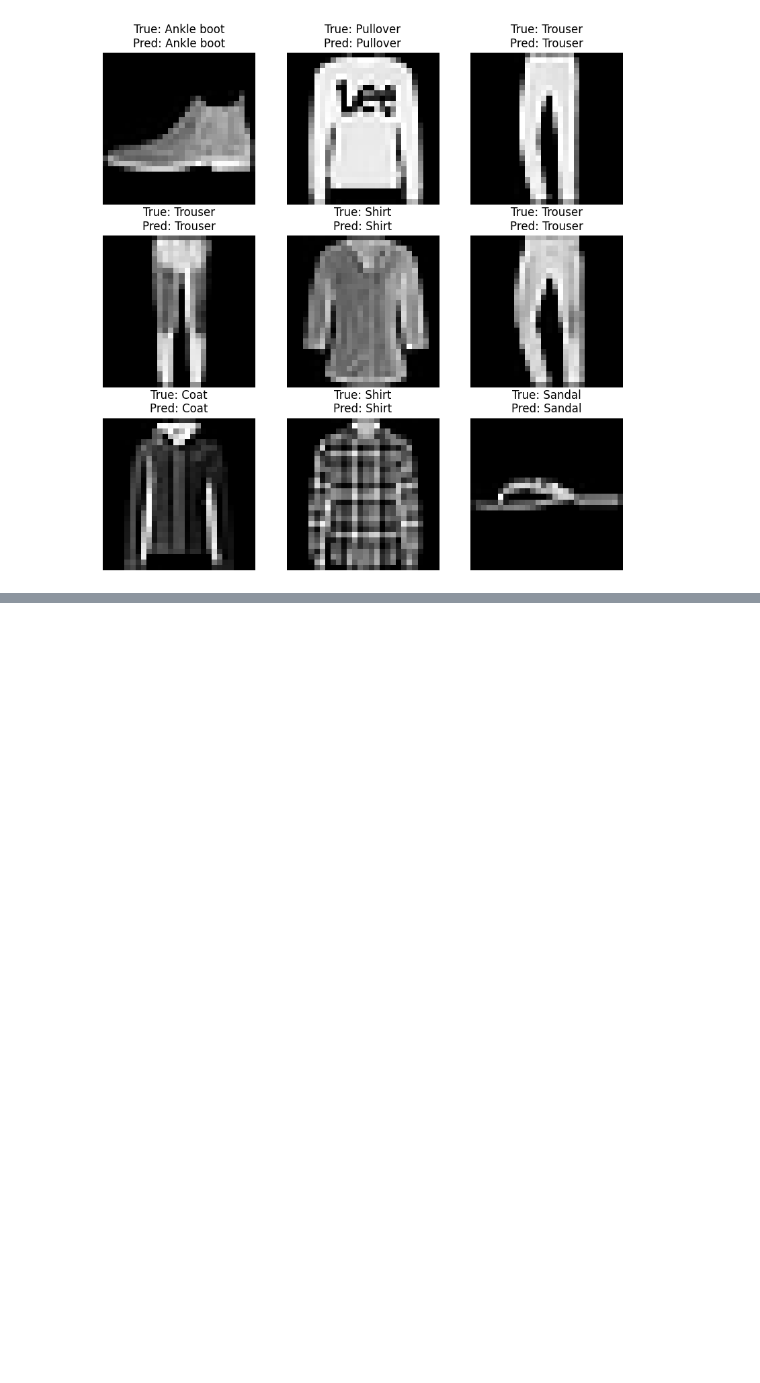
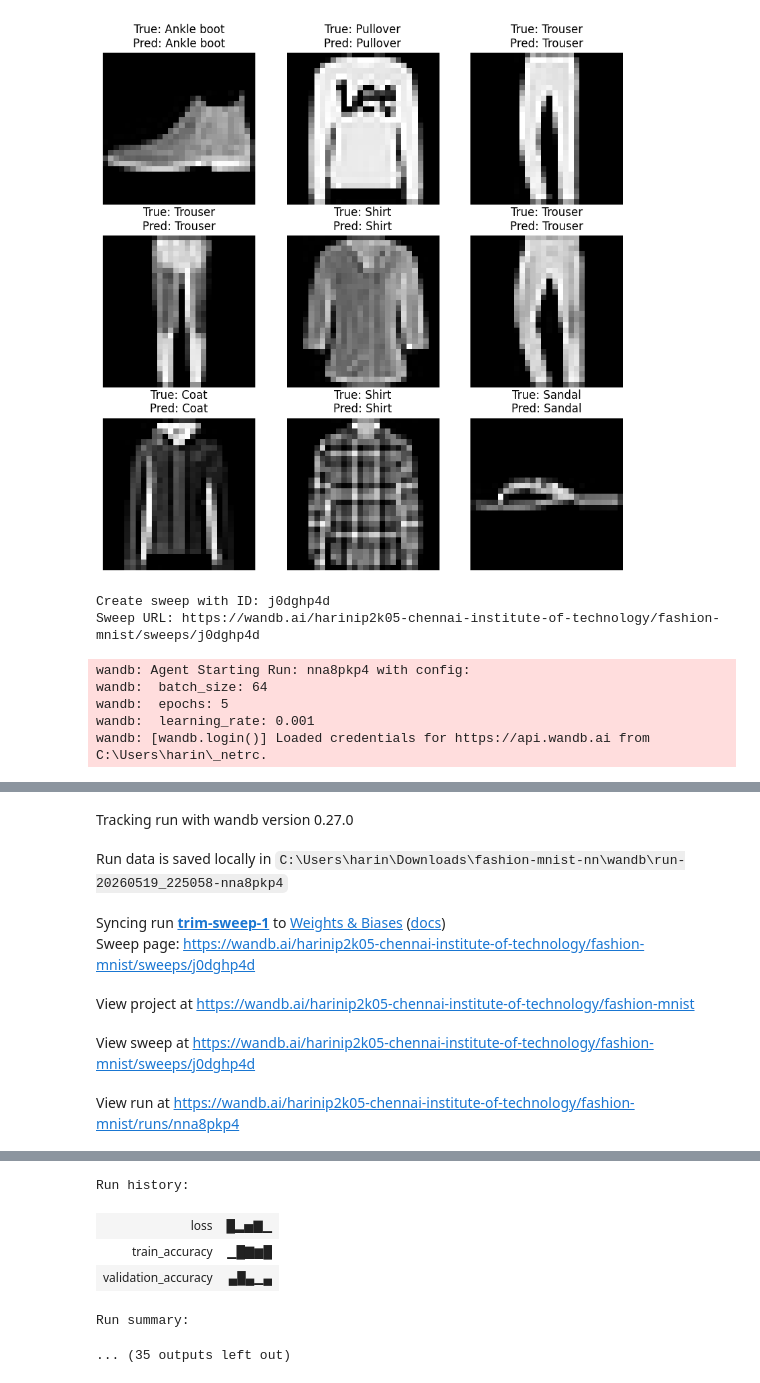
Before and after one commit to HariniP2k/fashion-mnist-from-scratch, a Jupyter notebook: Untitled.ipynb, the cells around one changed output, grey strips where cells are left out. Drawn from its saved outputs; the diff is of its cells as text; code cells hidden in the pictures; blank space fills up the shorter version.

```diff
--- a/Untitled.ipynb
+++ b/Untitled.ipynb
@@ -172,7 +190,7 @@ for epoch in range(epochs):
 
         predictions = forward(X_batch)
 
-        loss = cross_entropy(y_batch, predictions)
+        loss = mse_loss(y_batch, predictions)
 
 
 
@@ -233,3 +291,31 @@ def accuracy(y_true, y_pred):
     y_pred_labels = np.argmax(y_pred, axis=1)
 
     return np.mean(y_true_labels == y_pred_labels)
+# %%
+sweep_config = {
+    'method': 'random',
+    'metric': {
+        'name': 'validation_accuracy',
+        'goal': 'maximize'
+    },
+    'parameters': {
+        'learning_rate': {
+            'values': [0.001, 0.0001]
+        },
+        'batch_size': {
+            'values': [32, 64]
+        },
+        'epochs': {
+            'values': [5]
+        }
+    }
+}
+# %%
+X_val = X_train[:6000]
+y_val = y_train[:6000]
+
+X_train = X_train[6000:]
+y_train = y_train[6000:]
+
+y_train_encoded = one_hot(y_train)
+y_val_encoded = one_hot(y_val)
@@ -235,0 +364,13 @@ def accuracy(y_true, y_pred):
+# %%
+sweep_id = wandb.sweep(sweep_config, project="fashion-mnist")
+# %% [output]
+Create sweep with ID: j0dghp4d
+Sweep URL: https://wandb.ai/harinip2k05-chennai-institute-of-technology/fashion-mnist/sweeps/j0dghp4d
+# %%
+wandb.agent(sweep_id, function=train, count=3)
+# %% [output]
+wandb: Agent Starting Run: nna8pkp4 with config:
+wandb:  batch_size: 64
+wandb:  epochs: 5
+wandb:  learning_rate: 0.001
+wandb: [wandb.login()] Loaded credentials for https://api.wandb.ai from C:\Users\harin\_netrc.
@@ -235,0 +378,7 @@ def accuracy(y_true, y_pred):
+Tracking run with wandb version 0.27.0
+Run data is saved locally in C:\Users\harin\Downloads\fashion-mnist-nn\wandb\run-20260519_225058-nna8pkp4
+Syncing run trim-sweep-1 to Weights & Biases (docs)
+Sweep page: https://wandb.ai/harinip2k05-chennai-institute-of-technology/fashion-mnist/sweeps/j0dghp4d
+View project at https://wandb.ai/harinip2k05-chennai-institute-of-technology/fashion-mnist
+View sweep at https://wandb.ai/harinip2k05-chennai-institute-of-technology/fashion-mnist/sweeps/j0dghp4d
+View run at https://wandb.ai/harinip2k05-chennai-institute-of-technology/fashion-mnist/runs/nna8pkp4
@@ -235,0 +386,6 @@ def accuracy(y_true, y_pred):
+Run history:
+| loss | █▂▅▇▁ |
+| train_accuracy | ▁█▇▆█ |
+| validation_accuracy | ▄█▄▁▄ |
+Run summary:
+... (35 outputs left out)
```
Also changed, not shown: parts of 9 cells of this notebook, 2 other files.
